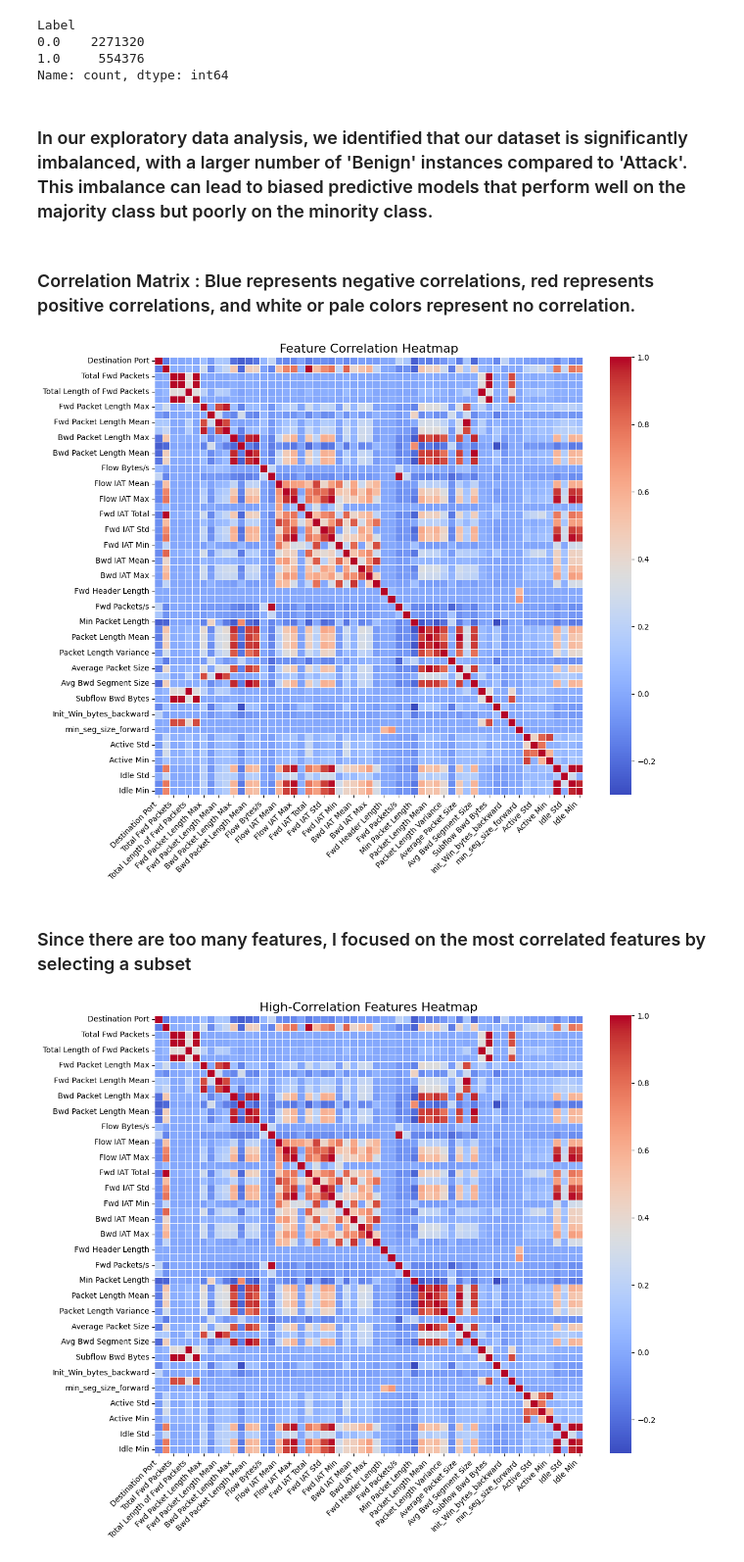
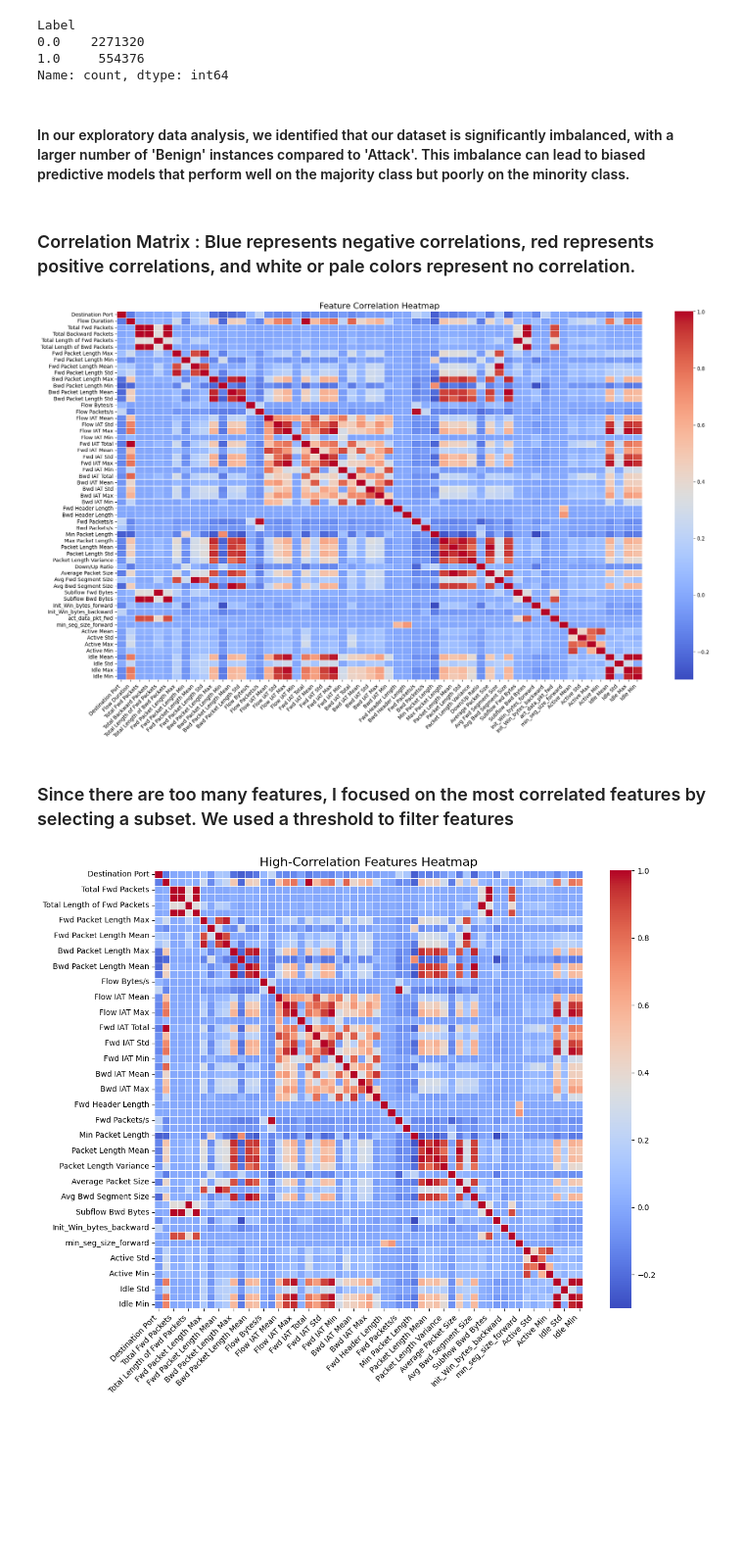
Before and after one commit to asmaemou/Capstone_Notebook, a Jupyter notebook: binary/CIC_Notebook.ipynb, the cells around one changed output. Shown at 98% size. Cells and saved outputs as stored; diff of their text form; code cells hidden in the pictures; blank space fills up the shorter version.

```diff
--- a/binary/CIC_Notebook.ipynb
+++ b/binary/CIC_Notebook.ipynb
@@ -549,25 +549,25 @@ Label
 1.0     554376
 Name: count, dtype: int64
 # %% [markdown]
-### In our exploratory data analysis, we identified that our dataset is significantly imbalanced, with a larger number of 'Benign' instances compared to 'Attack'. This imbalance can lead to biased predictive models that perform well on the majority class but poorly on the minority class.
+#### In our exploratory data analysis, we identified that our dataset is significantly imbalanced, with a larger number of 'Benign' instances compared to 'Attack'. This imbalance can lead to biased predictive models that perform well on the majority class but poorly on the minority class.
 # %% [markdown]
 ### Correlation Matrix : Blue represents negative correlations, red represents positive correlations, and white or pale colors represent no correlation.
 # %%
 # Calculate the correlation matrix
 corr_matrix = df_data[numerical_columns].corr()
 
 # Plotting the heatmap with adjustments
-plt.figure(figsize=(12, 10))
+plt.figure(figsize=(20, 12))
 sns.heatmap(corr_matrix, annot=False, cmap='coolwarm', linewidths=0.5)
 
 plt.xticks(rotation=45, ha='right', fontsize=10)
 plt.yticks(rotation=0, fontsize=10)
 
 plt.title('Feature Correlation Heatmap', fontsize=16)
 plt.tight_layout()
 plt.show()
 # %% [output]
-[figure, old version]
+[figure, new version]
 # %% [markdown]
-### Since there are too many features, I focused on the most correlated features by selecting a subset
+### Since there are too many features, I focused on the most correlated features by selecting a subset. We used a threshold to filter features
 # %%
```
Also changed, not shown: parts of 69 cells of this notebook, 4 other files.
